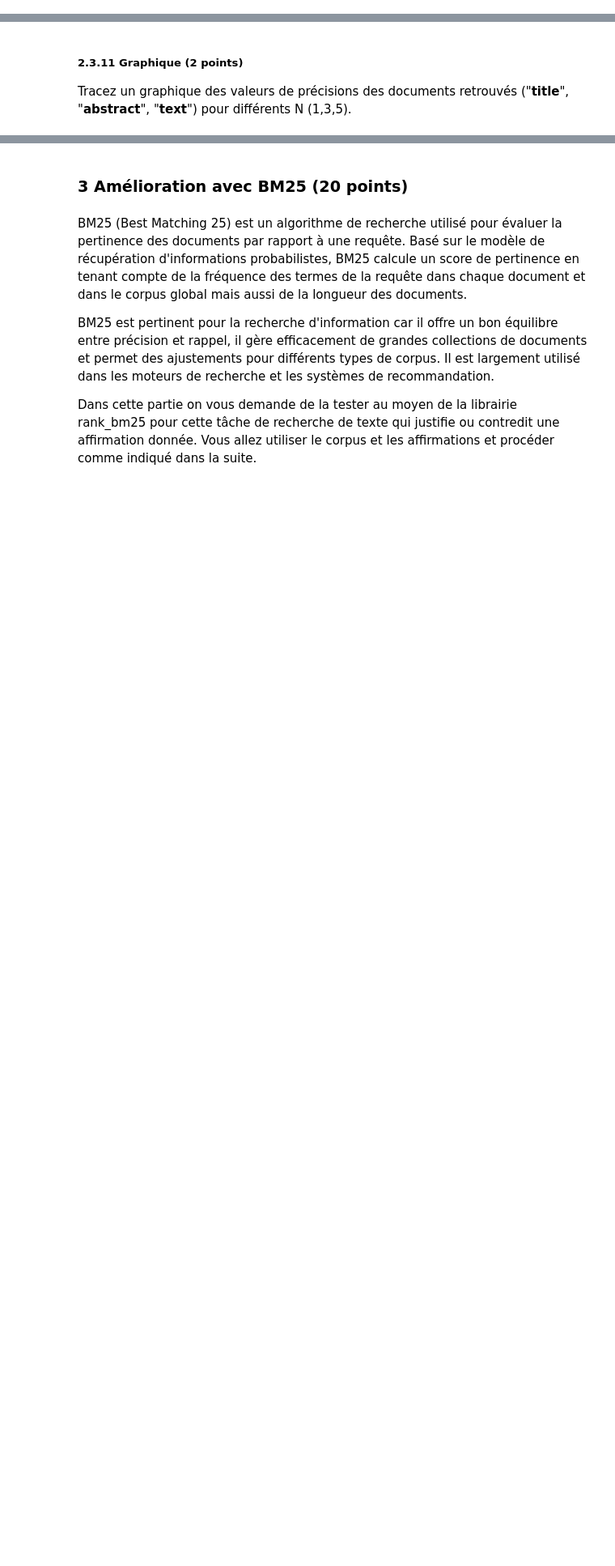
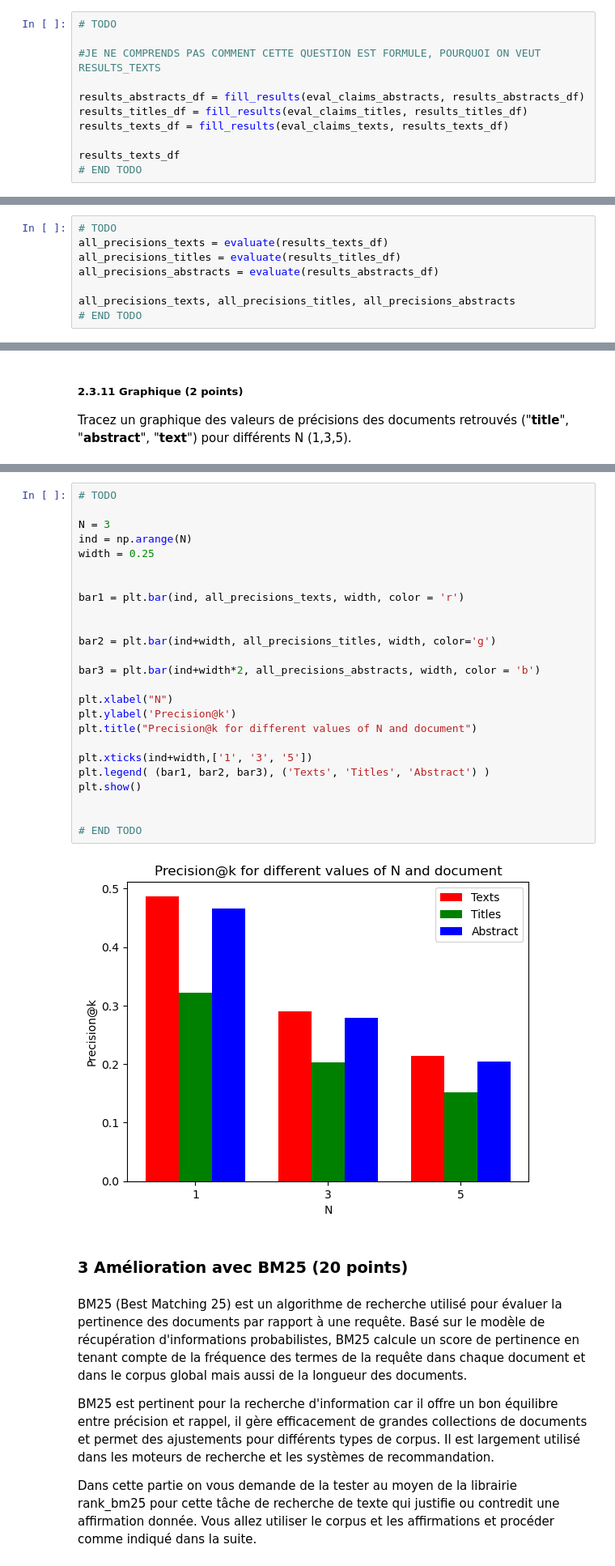
Before and after one commit to Kay1San/NLP-Labs, a Jupyter notebook: TP1/TP1/INF8460_A24_TP1_Enonce.ipynb, the cells around one changed output, grey strips where cells are left out. Shown at 81% size. Cells and saved outputs as stored; diff of their text form; blank space fills up the shorter version.

```diff
--- a/TP1/TP1/INF8460_A24_TP1_Enonce.ipynb
+++ b/TP1/TP1/INF8460_A24_TP1_Enonce.ipynb
@@ -973,0 +1068,11 @@ Exécutez maintenant votre fonction "_rank_texts_" sur toutes les affirmations (
+# %%
+# TODO
+
+#JE NE COMPRENDS PAS COMMENT CETTE QUESTION EST FORMULE, POURQUOI ON VEUT RESULTS_TEXTS
+
+results_abstracts_df = fill_results(eval_claims_abstracts, results_abstracts_df)
+results_titles_df = fill_results(eval_claims_titles, results_titles_df)
+results_texts_df = fill_results(eval_claims_texts, results_texts_df)
+
+results_texts_df
+# END TODO
@@ -1018,0 +1194,8 @@ Appliquez cette fonction pour calculer la précision des documents retrouvés en
+# %%
+# TODO
+all_precisions_texts = evaluate(results_texts_df)
+all_precisions_titles = evaluate(results_titles_df)
+all_precisions_abstracts = evaluate(results_abstracts_df)
+
+all_precisions_texts, all_precisions_titles, all_precisions_abstracts
+# END TODO
@@ -1026,3 +1210,30 @@ Tracez un graphique des valeurs de précisions des documents retrouvés ("__titl
+# %%
+# TODO
+
+N = 3
+ind = np.arange(N)
+width = 0.25
+
+
+bar1 = plt.bar(ind, all_precisions_texts, width, color = 'r')
+
+
+bar2 = plt.bar(ind+width, all_precisions_titles, width, color='g')
+
+bar3 = plt.bar(ind+width*2, all_precisions_abstracts, width, color = 'b')
+
+plt.xlabel("N")
+plt.ylabel('Precision@k')
+plt.title("Precision@k for different values of N and document")
+
+plt.xticks(ind+width,['1', '3', '5'])
+plt.legend( (bar1, bar2, bar3), ('Texts', 'Titles', 'Abstract') )
+plt.show()
+
+
+# END TODO
+# %% [output]
+[figure, added]
 # %% [markdown]
 ### 3 Amélioration avec BM25 (20 points)
 # %% [markdown]
```
Also changed, not shown: parts of 24 cells of this notebook, 3 other files.
